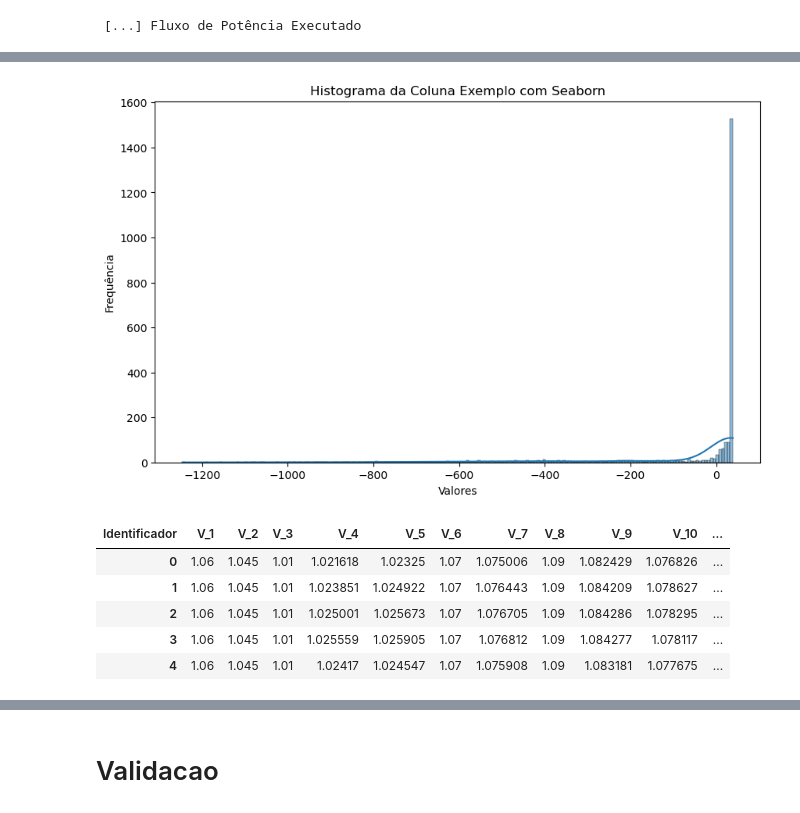
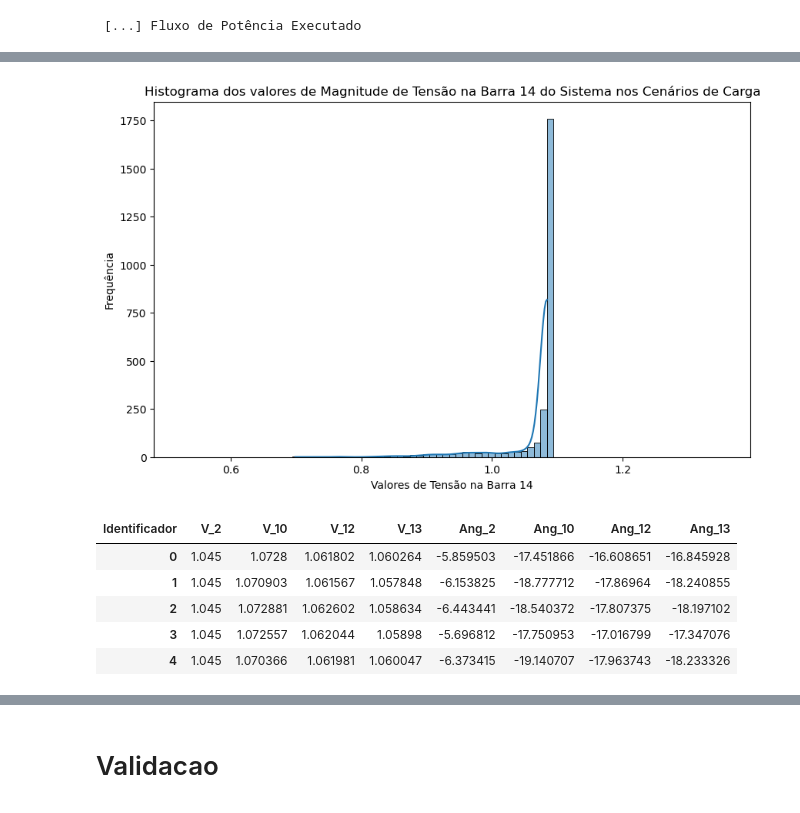
Before and after one commit to lucasedbraga/AnaliseRedes2, a Jupyter notebook: Analise/Modelo_Estudo.ipynb, the cells around one changed output, grey strips where cells are left out. Drawn from its saved outputs; the diff is of its cells as text; code cells hidden in the pictures.

```diff
--- a/Analise/Modelo_Estudo.ipynb
+++ b/Analise/Modelo_Estudo.ipynb
@@ -44,7 +44,7 @@ SISTEMA =  pn.case14
 ERRO_MEDIDOR = 1.04
 
 data_SIM = {
-    "Descrição": "(Análise 3) : 4 UMFs com alocação SIA",
+    "Descrição": "(Análise 2) : 4 MI com alocação SIA",
 }
 
 ANALISE_REALIZADA = data_SIM["Descrição"]
@@ -182,13 +209,14 @@ histograma_P.head()
 # %%
 plt.figure(figsize=(10, 6))
 # Definindo os bins de 0 a 5 com step de 0.1
-MIN = histograma_P.P_1.min()
-MAX =  histograma_P.P_1.max()
-bins = np.arange(0.75*MIN, 1.25*MAX, 0.1)
-sns.histplot(histograma_P.P_1,  kde=True)
-plt.title('Histograma da Coluna Exemplo com Seaborn')
-plt.xlabel('Valores')
+MIN = ESTADOS[f'V_{NBAR}'].min()
+MAX =  ESTADOS[f'V_{NBAR}'].max()
+bins = np.arange(0.75*MIN, 1.25*MAX, 0.01)
+sns.histplot(ESTADOS[f'V_{NBAR}'], bins=bins, kde=True)
+plt.title(f'Histograma dos valores de Magnitude de Tensão na Barra {NBAR} do Sistema nos Cenários de Carga')
+plt.xlabel(f'Valores de Tensão na Barra {NBAR}')
 plt.ylabel('Frequência')
-plt.show()
+#plt.show()
+plt.savefig('hist_V')
 # %% [output]
-[figure, old version]
+[figure, new version]
@@ -195,9 +228,9 @@ plt.show()
 # %%
-df.head()
+MEDICOES.head()
 # %% [output]
-| Identificador | V_1 | V_2 | V_3 | V_4 | V_5 | V_6 | V_7 | V_8 | V_9 | V_10 | ... |
-| 0 | 1.06 | 1.045 | 1.01 | 1.021618 | 1.02325 | 1.07 | 1.075006 | 1.09 | 1.082429 | 1.076826 | ... |
-| 1 | 1.06 | 1.045 | 1.01 | 1.023851 | 1.024922 | 1.07 | 1.076443 | 1.09 | 1.084209 | 1.078627 | ... |
-| 2 | 1.06 | 1.045 | 1.01 | 1.025001 | 1.025673 | 1.07 | 1.076705 | 1.09 | 1.084286 | 1.078295 | ... |
-| 3 | 1.06 | 1.045 | 1.01 | 1.025559 | 1.025905 | 1.07 | 1.076812 | 1.09 | 1.084277 | 1.078117 | ... |
-| 4 | 1.06 | 1.045 | 1.01 | 1.02417 | 1.024547 | 1.07 | 1.075908 | 1.09 | 1.083181 | 1.077675 | ... |
+| Identificador | V_2 | V_10 | V_12 | V_13 | Ang_2 | Ang_10 | Ang_12 | Ang_13 |
+| 0 | 1.045 | 1.0728 | 1.061802 | 1.060264 | -5.859503 | -17.451866 | -16.608651 | -16.845928 |
+| 1 | 1.045 | 1.070903 | 1.061567 | 1.057848 | -6.153825 | -18.777712 | -17.86964 | -18.240855 |
+| 2 | 1.045 | 1.072881 | 1.062602 | 1.058634 | -6.443441 | -18.540372 | -17.807375 | -18.197102 |
+| 3 | 1.045 | 1.072557 | 1.062044 | 1.05898 | -5.696812 | -17.750953 | -17.016799 | -17.347076 |
+| 4 | 1.045 | 1.070366 | 1.061981 | 1.060047 | -6.373415 | -19.140707 | -17.963743 | -18.233326 |
```
Also changed, not shown: parts of 29 cells of this notebook, 5 other files.
